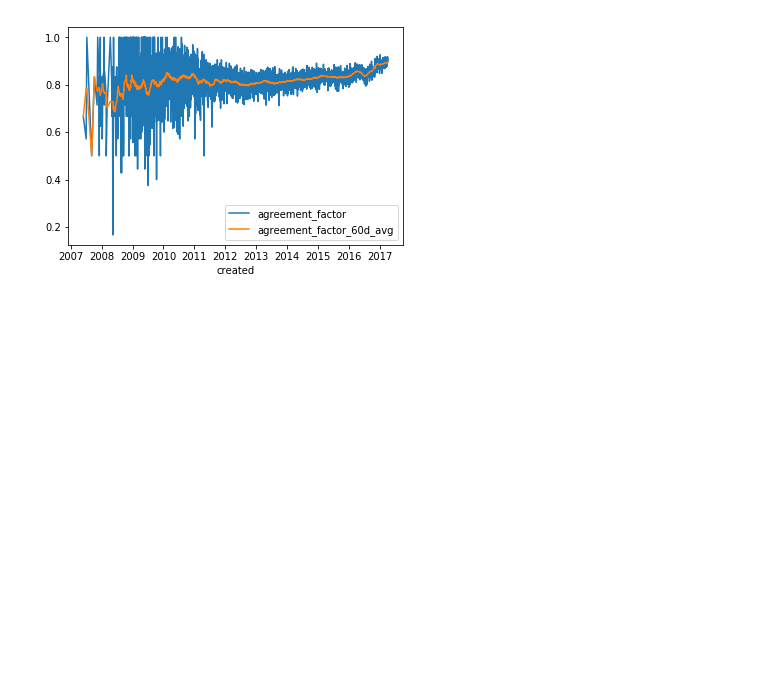
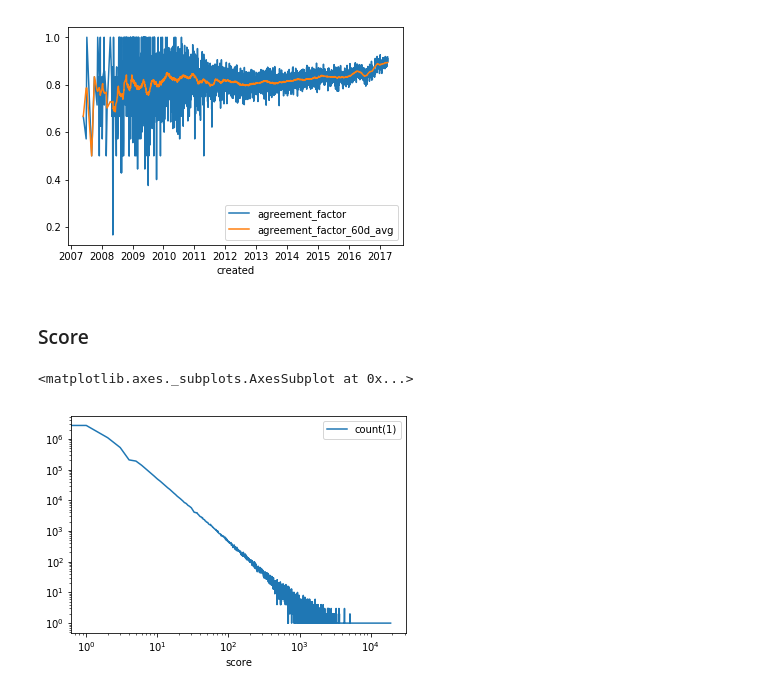
Before and after one commit to MetaHG/Reddit-opinions-polarization, a Jupyter notebook: notebooks/Basic Metrics.ipynb, the cells around one changed output. Saved outputs shown, nothing was run; the diff lists cells and outputs as text; code cells hidden in the pictures; blank space fills up the shorter version.

```diff
--- a/notebooks/Basic Metrics.ipynb
+++ b/notebooks/Basic Metrics.ipynb
@@ -290,0 +294,2 @@ sliding_controversial_per_day = spark.sql("""
+# %%
+test = spark.read.load('sliding_controversial_per_day.parquet')
@@ -376,0 +421,14 @@ _ = agreement_factor_per_day.toPandas().set_index('created').plot()
+# %% [markdown]
+### Score
+# %%
+gold_per_day = spark.sql("""
+    SELECT score, COUNT(*)
+    FROM comments
+    GROUP BY score
+    ORDER BY score
+""")
+# %%
+gold_per_day.toPandas().set_index('score').plot(logy=True, logx=True)
+# %% [output]
+<matplotlib.axes._subplots.AxesSubplot at 0x...>
+[figure, added]
```
Also changed, not shown: parts of 12 cells of this notebook, 4 other files.
